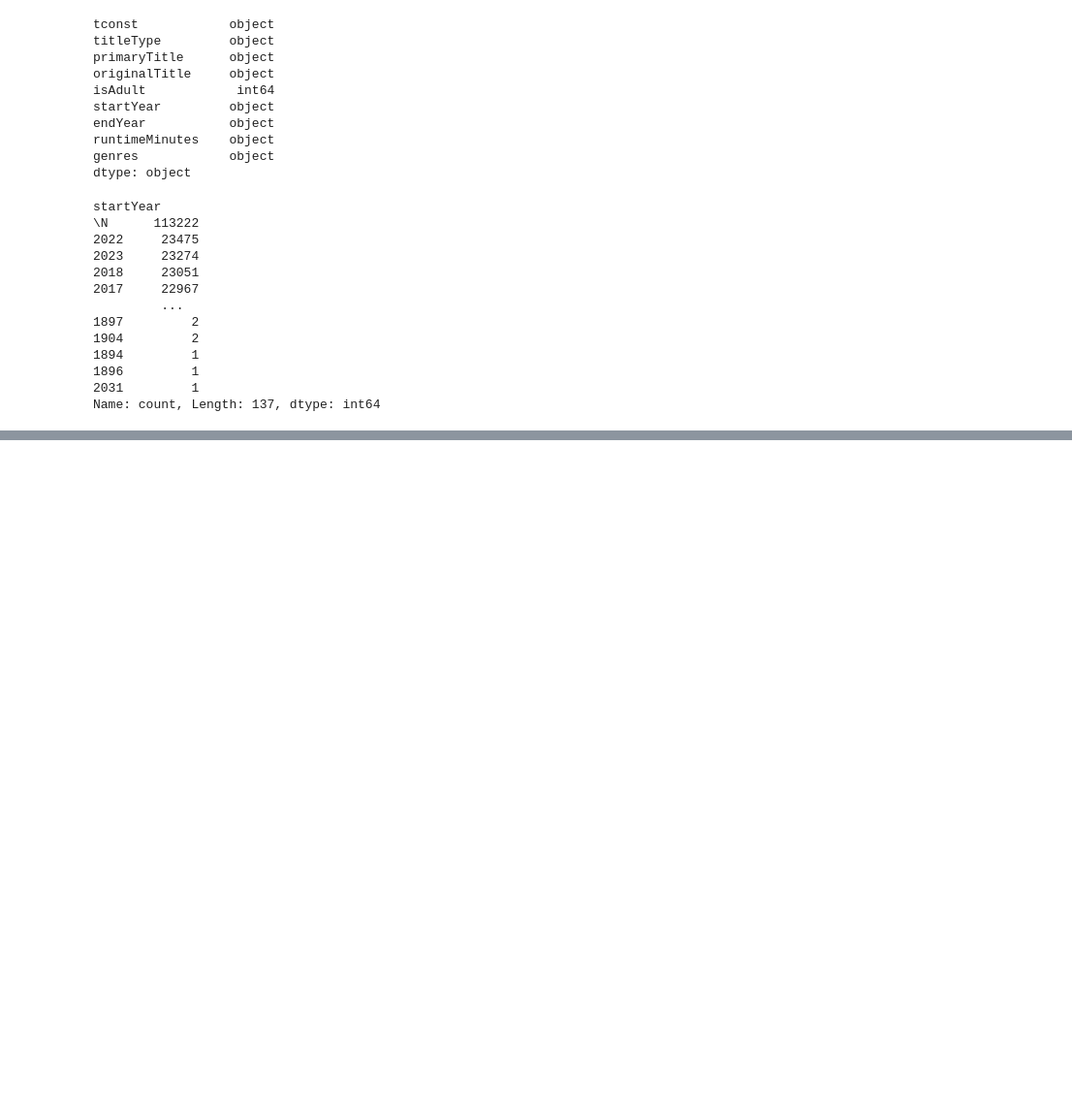
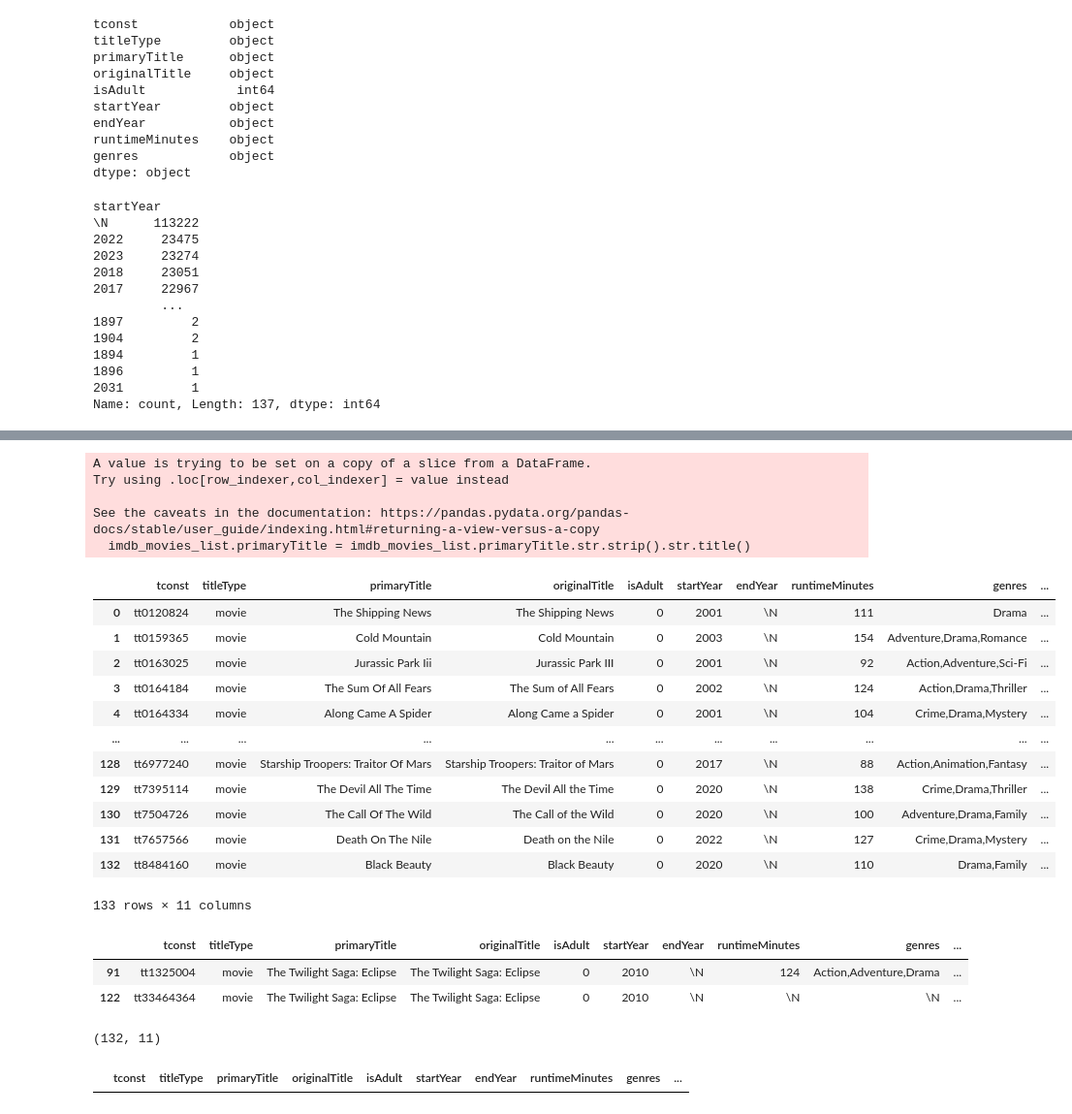
Before and after one commit to BigECire/eric-capstone, a Jupyter notebook: notebooks/imdb_data.ipynb, the cells around one changed output, grey strips where cells are left out. Shown at 97% size. Cells and saved outputs as stored; diff of their text form; code cells hidden in the pictures; blank space fills up the shorter version.

Commit message:
imdb dataset cleaning final

```diff
--- a/notebooks/imdb_data.ipynb
+++ b/notebooks/imdb_data.ipynb
@@ -167,0 +235,3 @@ ValueError: invalid literal for int() with base 10: '\\N'
+# %%
+imdb_movies = imdb_movies[imdb_movies.startYear > 2000]
+imdb_movies.shape
@@ -167,0 +256,3 @@ ValueError: invalid literal for int() with base 10: '\\N'
+# %%
+imdb_movies_list = imdb_movies[imdb_movies.primaryTitle.str.strip().str.title().isin(movie_list.Film_Title.str.strip().str.title())]
+imdb_movies_list.shape
@@ -167,0 +277,44 @@ ValueError: invalid literal for int() with base 10: '\\N'
+# %%
+imdb_movies_list.primaryTitle = imdb_movies_list.primaryTitle.str.strip().str.title()
+# %% [output]
+A value is trying to be set on a copy of a slice from a DataFrame.
+Try using .loc[row_indexer,col_indexer] = value instead
+
+See the caveats in the documentation: https://pandas.pydata.org/pandas-docs/stable/user_guide/indexing.html#returning-a-view-versus-a-copy
+  imdb_movies_list.primaryTitle = imdb_movies_list.primaryTitle.str.strip().str.title()
+# %%
+movie_list.Film_Title = movie_list.Film_Title.str.strip().str.title()
+# %%
+final_movie_list = pd.merge(imdb_movies_list, movie_list,
+                               left_on = ['primaryTitle', 'startYear'], right_on = ['Film_Title', 'Release_Date'],
+                               how = 'inner')
+final_movie_list
+# %% [output]
+|  | tconst | titleType | primaryTitle | originalTitle | isAdult | startYear | endYear | runtimeMinutes | genres | ... |
+| 0 | tt0120824 | movie | The Shipping News | The Shipping News | 0 | 2001 | \N | 111 | Drama | ... |
+| 1 | tt0159365 | movie | Cold Mountain | Cold Mountain | 0 | 2003 | \N | 154 | Adventure,Drama,Romance | ... |
+| 2 | tt0163025 | movie | Jurassic Park Iii | Jurassic Park III | 0 | 2001 | \N | 92 | Action,Adventure,Sci-Fi | ... |
+| 3 | tt0164184 | movie | The Sum Of All Fears | The Sum of All Fears | 0 | 2002 | \N | 124 | Action,Drama,Thriller | ... |
+| 4 | tt0164334 | movie | Along Came A Spider | Along Came a Spider | 0 | 2001 | \N | 104 | Crime,Drama,Mystery | ... |
+| ... | ... | ... | ... | ... | ... | ... | ... | ... | ... | ... |
+| 128 | tt6977240 | movie | Starship Troopers: Traitor Of Mars | Starship Troopers: Traitor of Mars | 0 | 2017 | \N | 88 | Action,Animation,Fantasy | ... |
+| 129 | tt7395114 | movie | The Devil All The Time | The Devil All the Time | 0 | 2020 | \N | 138 | Crime,Drama,Thriller | ... |
+| 130 | tt7504726 | movie | The Call Of The Wild | The Call of the Wild | 0 | 2020 | \N | 100 | Adventure,Drama,Family | ... |
+| 131 | tt7657566 | movie | Death On The Nile | Death on the Nile | 0 | 2022 | \N | 127 | Crime,Drama,Mystery | ... |
+| 132 | tt8484160 | movie | Black Beauty | Black Beauty | 0 | 2020 | \N | 110 | Drama,Family | ... |
+133 rows × 11 columns
+# %%
+final_movie_list[final_movie_list.duplicated(subset=['primaryTitle', 'startYear'], keep=False)]
+# %% [output]
+|  | tconst | titleType | primaryTitle | originalTitle | isAdult | startYear | endYear | runtimeMinutes | genres | ... |
+| 91 | tt1325004 | movie | The Twilight Saga: Eclipse | The Twilight Saga: Eclipse | 0 | 2010 | \N | 124 | Action,Adventure,Drama | ... |
+| 122 | tt33464364 | movie | The Twilight Saga: Eclipse | The Twilight Saga: Eclipse | 0 | 2010 | \N | \N | \N | ... |
+# %%
+final_movie_list = final_movie_list.drop([122], axis='index')
+final_movie_list.shape
+# %% [output]
+(132, 11)
+# %%
+final_movie_list[final_movie_list.duplicated(subset=['primaryTitle', 'startYear'], keep=False)]
+# %% [output]
+|  | tconst | titleType | primaryTitle | originalTitle | isAdult | startYear | endYear | runtimeMinutes | genres | ... |
```
Also changed, not shown: parts of 11 cells of this notebook, 1 other file.
